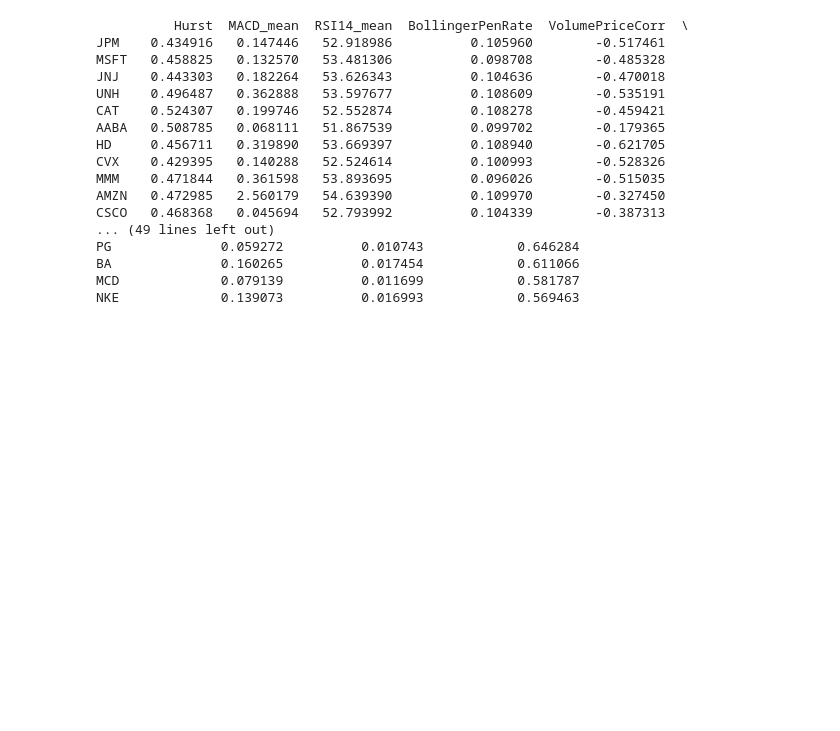
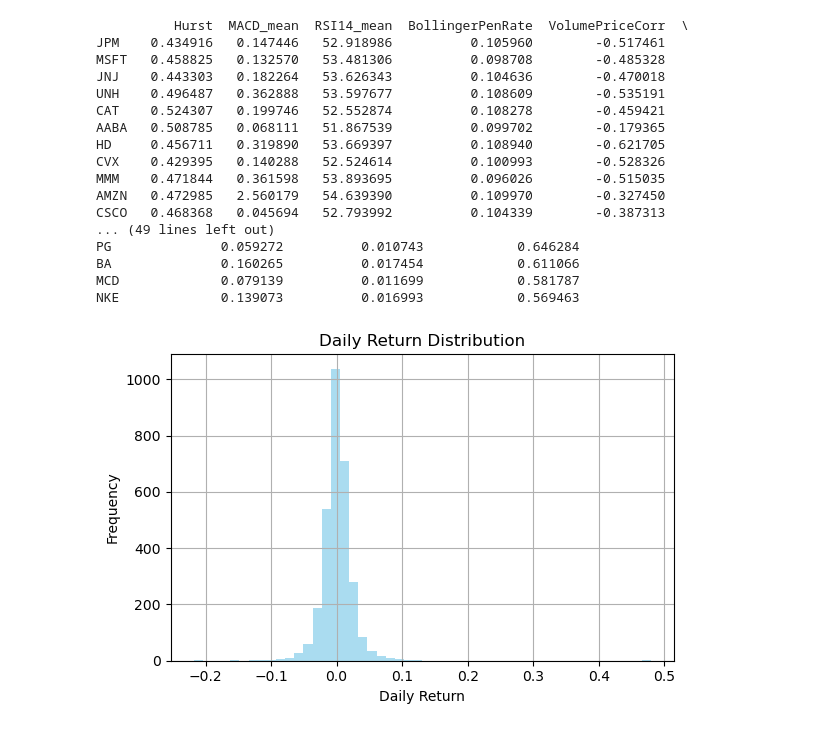
Before and after one commit to lhtPeking/Modeling-and-Forecasting-Stock-Trading-Sequences, a Jupyter notebook: main.ipynb, the cells around one changed output. Cells and saved outputs as stored; diff of their text form; code cells hidden in the pictures; blank space fills up the shorter version.

```diff
--- a/main.ipynb
+++ b/main.ipynb
@@ -97,3 +98,17 @@ PG              0.059272          0.010743            0.646284
 BA              0.160265          0.017454            0.611066
 MCD             0.079139          0.011699            0.581787
 NKE             0.139073          0.016993            0.569463
+# %%
+## 日利率可视化：以AABA为例
+df_AABA = advancedFeature.load_data("./time-series-data/AABA_2006-01-01_to_2018-01-01.csv")
+df_AABA['Return'] = df_AABA['Close'].pct_change()
+plt.figure(figsize=(6,4))
+df_AABA['Return'].hist(bins=50, alpha=0.7, color='skyblue')
+plt.title("Daily Return Distribution")
+plt.xlabel("Daily Return")
+plt.ylabel("Frequency")
+plt.grid(True)
+plt.tight_layout()
+plt.show()
+# %% [output]
+[figure, added]
```
Also changed, not shown: parts of 3 cells of this notebook.
